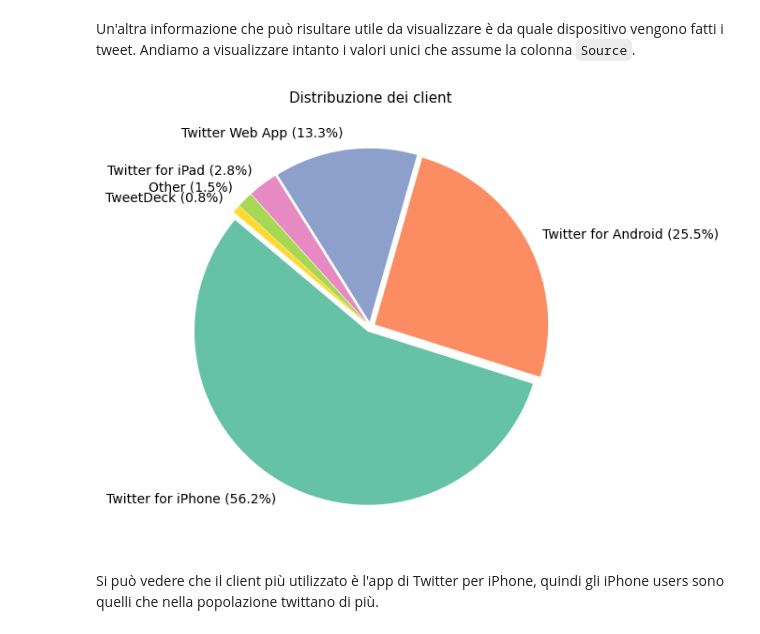
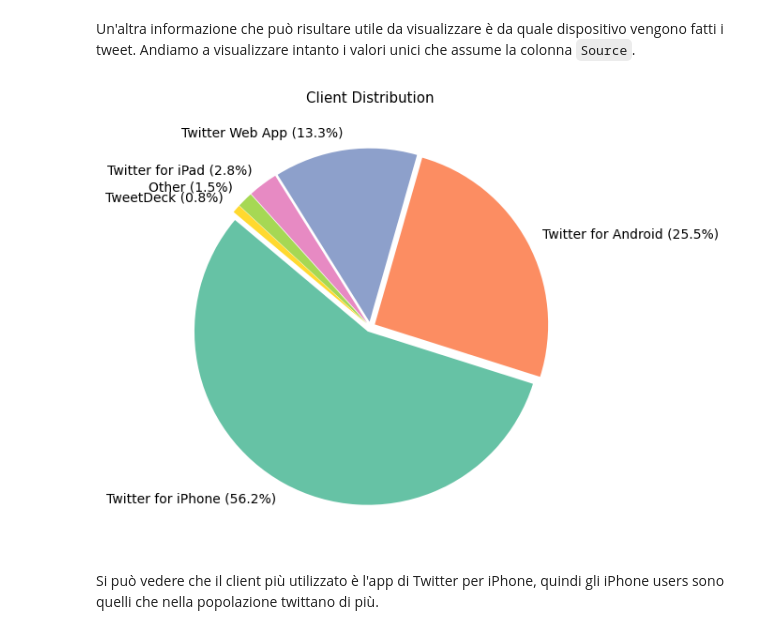
Before and after one commit to roby-ianny/IannelloSuffia_DataScienceProject, a Jupyter notebook: DataScienceProject.ipynb, the cells around one changed output. Cells and saved outputs as stored; diff of their text form; code cells hidden in the pictures.

```diff
--- a/DataScienceProject.ipynb
+++ b/DataScienceProject.ipynb
@@ -908,21 +908,21 @@ Andiamo a visualizzare intanto i valori unici che assume la colonna `Source`.
 # %%
 valori_client = wordle['Source'].value_counts()
 explode = np.ones(6)*0.03
 plt.figure(figsize=(6, 6))
 pie = plt.pie(valori_client, explode = explode, labels=valori_client.index, startangle=140, colors=colors)
 
 plt.rcParams['font.size'] = 9
 
 wedges, labels = pie[0], pie[1]
 
 for i, (wedge, label) in enumerate(zip(wedges, labels)):
     percentage = 100 * valori_client.iloc[i] / valori_client.sum()
     label.set_text(f"{label.get_text()} ({percentage:.1f}%)")
 
-plt.title('Distribuzione dei client')
+plt.title('Client Distribution')
 plt.show()
 # %% [output]
-[figure, old version]
+[figure, new version]
 # %% [markdown]
 Si può vedere che il client più utilizzato è l'app di Twitter per iPhone, quindi gli iPhone users sono quelli che nella popolazione twittano di più.
 # %% [markdown]
```
Also changed, not shown: parts of 3 cells of this notebook.
